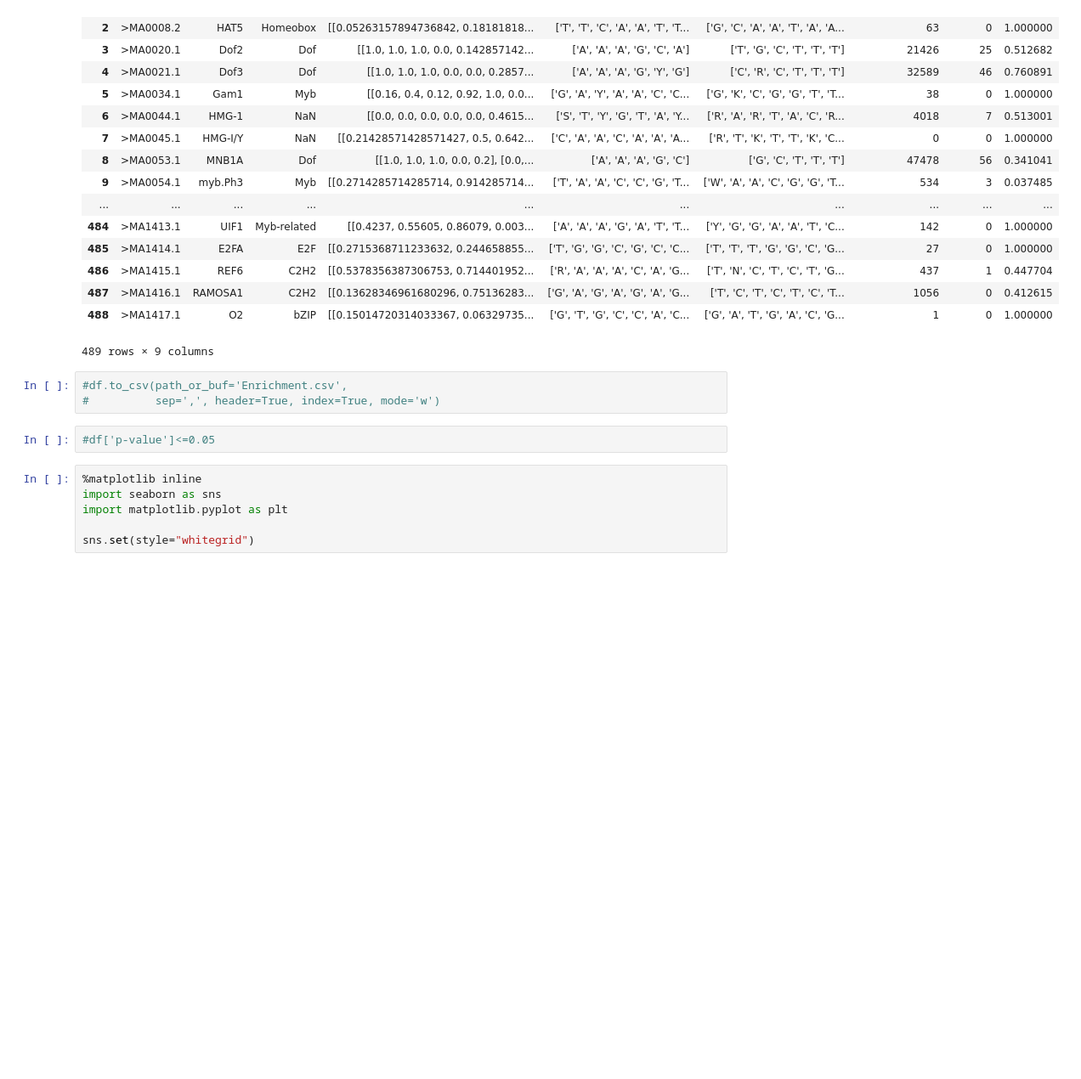
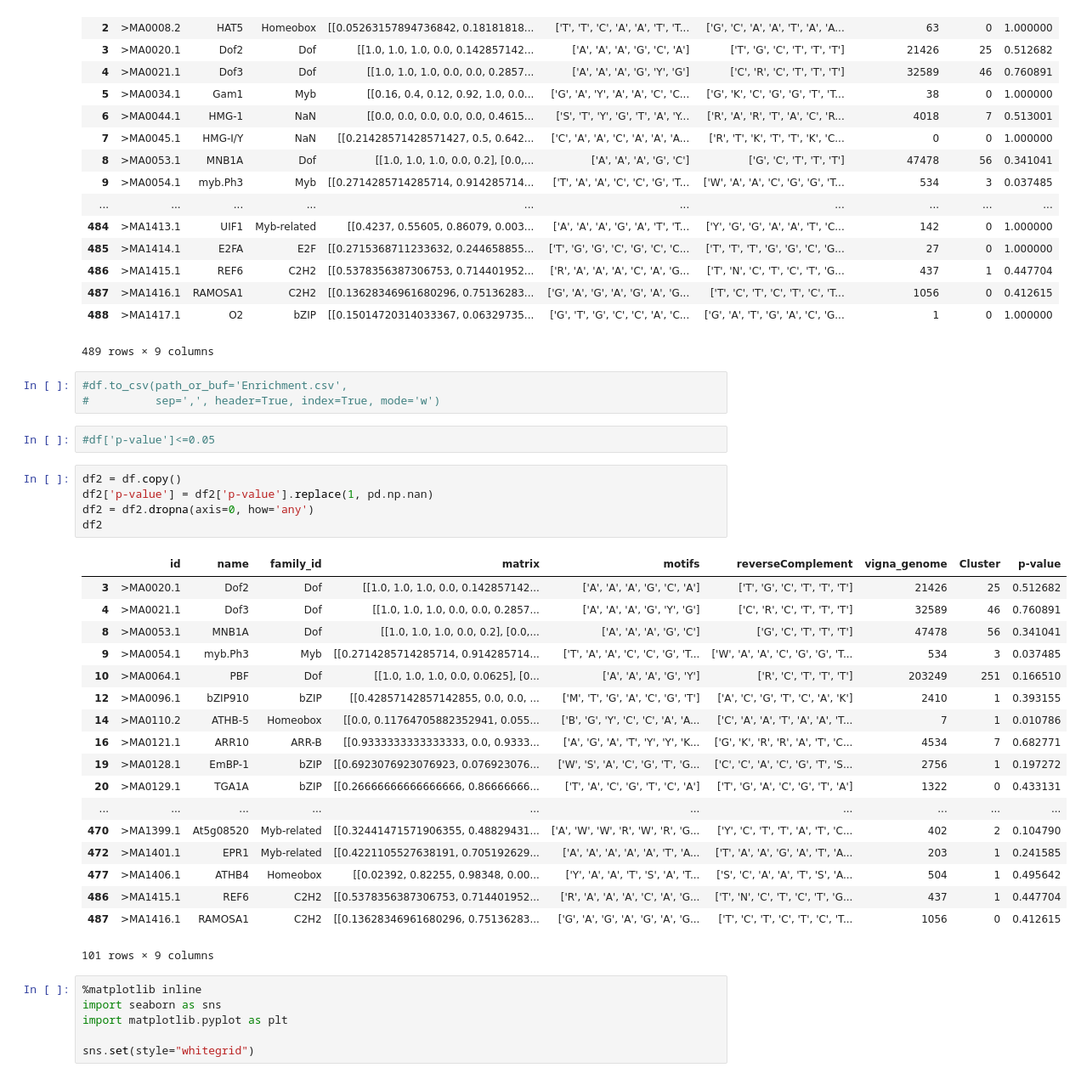
Before and after one commit to filipecmedeiros/PhytoProm, a Jupyter notebook: Data science/Processamento.ipynb, the cells around one changed output. Shown at 85% size. Cells and saved outputs as stored; diff of their text form; blank space fills up the shorter version.

```diff
--- a/Data science/Processamento.ipynb
+++ b/Data science/Processamento.ipynb
@@ -184,6 +184,30 @@ df
 #          sep=',', header=True, index=True, mode='w')
 # %%
 #df['p-value']<=0.05
+# %%
+df2 = df.copy()
+df2['p-value'] = df2['p-value'].replace(1, pd.np.nan)
+df2 = df2.dropna(axis=0, how='any')
+df2
+# %% [output]
+|  | id | name | family_id | matrix | motifs | reverseComplement | vigna_genome | Cluster | p-value |
+| 3 | >MA0020.1 | Dof2 | Dof | [[1.0, 1.0, 1.0, 0.0, 0.142857142... | ['A', 'A', 'A', 'G', 'C', 'A'] | ['T', 'G', 'C', 'T', 'T', 'T'] | 21426 | 25 | 0.512682 |
+| 4 | >MA0021.1 | Dof3 | Dof | [[1.0, 1.0, 1.0, 0.0, 0.0, 0.2857... | ['A', 'A', 'A', 'G', 'Y', 'G'] | ['C', 'R', 'C', 'T', 'T', 'T'] | 32589 | 46 | 0.760891 |
+| 8 | >MA0053.1 | MNB1A | Dof | [[1.0, 1.0, 1.0, 0.0, 0.2], [0.0,... | ['A', 'A', 'A', 'G', 'C'] | ['G', 'C', 'T', 'T', 'T'] | 47478 | 56 | 0.341041 |
+| 9 | >MA0054.1 | myb.Ph3 | Myb | [[0.2714285714285714, 0.914285714... | ['T', 'A', 'A', 'C', 'C', 'G', 'T... | ['W', 'A', 'A', 'C', 'G', 'G', 'T... | 534 | 3 | 0.037485 |
+| 10 | >MA0064.1 | PBF | Dof | [[1.0, 1.0, 1.0, 0.0, 0.0625], [0... | ['A', 'A', 'A', 'G', 'Y'] | ['R', 'C', 'T', 'T', 'T'] | 203249 | 251 | 0.166510 |
+| 12 | >MA0096.1 | bZIP910 | bZIP | [[0.42857142857142855, 0.0, 0.0, ... | ['M', 'T', 'G', 'A', 'C', 'G', 'T'] | ['A', 'C', 'G', 'T', 'C', 'A', 'K'] | 2410 | 1 | 0.393155 |
+| 14 | >MA0110.2 | ATHB-5 | Homeobox | [[0.0, 0.11764705882352941, 0.055... | ['B', 'G', 'Y', 'C', 'C', 'A', 'A... | ['C', 'A', 'A', 'T', 'A', 'A', 'T... | 7 | 1 | 0.010786 |
+| 16 | >MA0121.1 | ARR10 | ARR-B | [[0.9333333333333333, 0.0, 0.9333... | ['A', 'G', 'A', 'T', 'Y', 'Y', 'K... | ['G', 'K', 'R', 'R', 'A', 'T', 'C... | 4534 | 7 | 0.682771 |
+| 19 | >MA0128.1 | EmBP-1 | bZIP | [[0.6923076923076923, 0.076923076... | ['W', 'S', 'A', 'C', 'G', 'T', 'G... | ['C', 'C', 'A', 'C', 'G', 'T', 'S... | 2756 | 1 | 0.197272 |
+| 20 | >MA0129.1 | TGA1A | bZIP | [[0.26666666666666666, 0.86666666... | ['T', 'A', 'C', 'G', 'T', 'C', 'A'] | ['T', 'G', 'A', 'C', 'G', 'T', 'A'] | 1322 | 0 | 0.433131 |
+| ... | ... | ... | ... | ... | ... | ... | ... | ... | ... |
+| 470 | >MA1399.1 | At5g08520 | Myb-related | [[0.32441471571906355, 0.48829431... | ['A', 'W', 'W', 'R', 'W', 'R', 'G... | ['Y', 'C', 'T', 'T', 'A', 'T', 'C... | 402 | 2 | 0.104790 |
+| 472 | >MA1401.1 | EPR1 | Myb-related | [[0.4221105527638191, 0.705192629... | ['A', 'A', 'A', 'A', 'A', 'T', 'A... | ['T', 'A', 'A', 'G', 'A', 'T', 'A... | 203 | 1 | 0.241585 |
+| 477 | >MA1406.1 | ATHB4 | Homeobox | [[0.02392, 0.82255, 0.98348, 0.00... | ['Y', 'A', 'A', 'T', 'S', 'A', 'T... | ['S', 'C', 'A', 'A', 'T', 'S', 'A... | 504 | 1 | 0.495642 |
+| 486 | >MA1415.1 | REF6 | C2H2 | [[0.5378356387306753, 0.714401952... | ['R', 'A', 'A', 'A', 'C', 'A', 'G... | ['T', 'N', 'C', 'T', 'C', 'T', 'G... | 437 | 1 | 0.447704 |
+| 487 | >MA1416.1 | RAMOSA1 | C2H2 | [[0.13628346961680296, 0.75136283... | ['G', 'A', 'G', 'A', 'G', 'A', 'G... | ['T', 'C', 'T', 'C', 'T', 'C', 'T... | 1056 | 0 | 0.412615 |
+101 rows × 9 columns
 # %%
 %matplotlib inline
 import seaborn as sns
```
Also changed, not shown: parts of 4 cells of this notebook, 14 other files.
